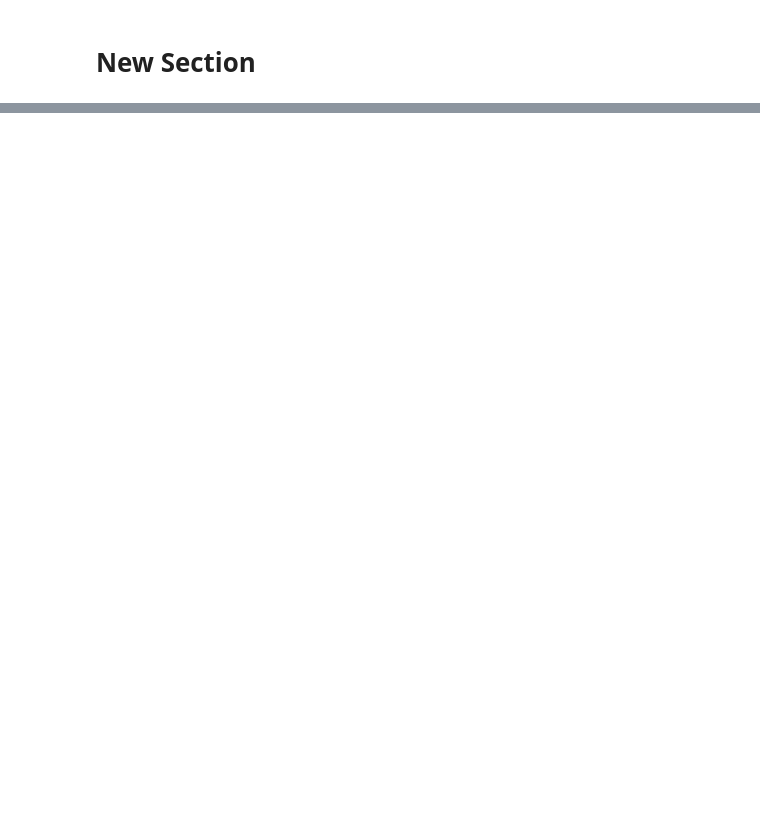
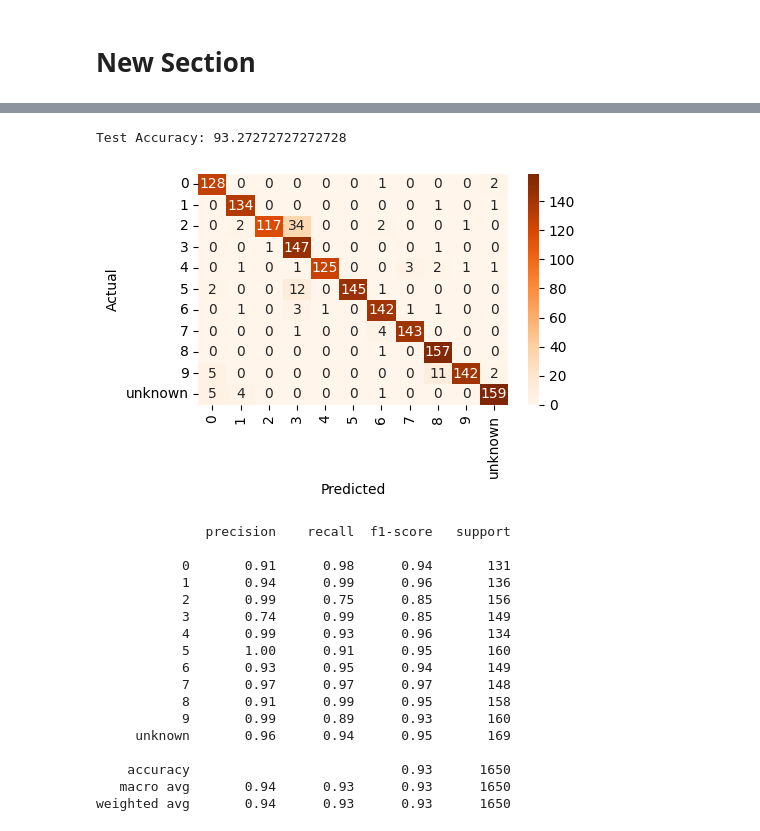
Before and after one commit to ns-saini/Sign-Language-Classification, a Jupyter notebook: Scratch/Resnet18-Dataset2.ipynb, the cells around one changed output, grey strips where cells are left out. Cells and saved outputs as stored; diff of their text form; code cells hidden in the pictures; blank space fills up the shorter version.

```diff
--- a/Scratch/Resnet18-Dataset2.ipynb
+++ b/Scratch/Resnet18-Dataset2.ipynb
@@ -402,0 +338,55 @@ F1 score: 100.00
+# %%
+from sklearn.metrics import accuracy_score, confusion_matrix, classification_report
+import seaborn as sns
+from torchvision.models import resnet18
+
+test_model = resnet18(num_classes=11)
+test_model.load_state_dict(torch.load('/content/Resnet18-dataset3-batch_size64lr-0.001epochs-10.pth'))
+test_model.eval()
+
+to_device(test_model, device)
+
+# print(test_model)
+
+test_preds = []
+test_labels = []
+
+for data in test_dl:
+    images, labels = data[0].to(device), data[1].to(device)
+    output = test_model(images)
+    output = (torch.max(torch.exp(output), 1)[1]).data.cpu().numpy()
+    test_preds.extend(output)
+    labels = labels.data.cpu().numpy()
+    test_labels.extend(labels)
+
+accuracy = accuracy_score(test_preds, test_labels)*100
+print('Test Accuracy: {}'.format(accuracy))
+
+target_names = list(dataset.class_to_idx.keys())
+cm = confusion_matrix(test_labels, test_preds)
+sns.heatmap(cm, annot=True, cmap='Oranges', fmt='g', xticklabels=target_names, yticklabels=target_names)
+plt.xlabel('Predicted')
+plt.ylabel('Actual')
+plt.show()
+
+print(classification_report(test_labels, test_preds, target_names=target_names))
+# %% [output]
+Test Accuracy: 93.27272727272728
+[figure, added]
+              precision    recall  f1-score   support
+
+           0       0.91      0.98      0.94       131
+           1       0.94      0.99      0.96       136
+           2       0.99      0.75      0.85       156
+           3       0.74      0.99      0.85       149
+           4       0.99      0.93      0.96       134
+           5       1.00      0.91      0.95       160
+           6       0.93      0.95      0.94       149
+           7       0.97      0.97      0.97       148
+           8       0.91      0.99      0.95       158
+           9       0.99      0.89      0.93       160
+     unknown       0.96      0.94      0.95       169
+
+    accuracy                           0.93      1650
+   macro avg       0.94      0.93      0.93      1650
+weighted avg       0.94      0.93      0.93      1650
```
Also changed, not shown: parts of 14 cells of this notebook, 1 other file.
